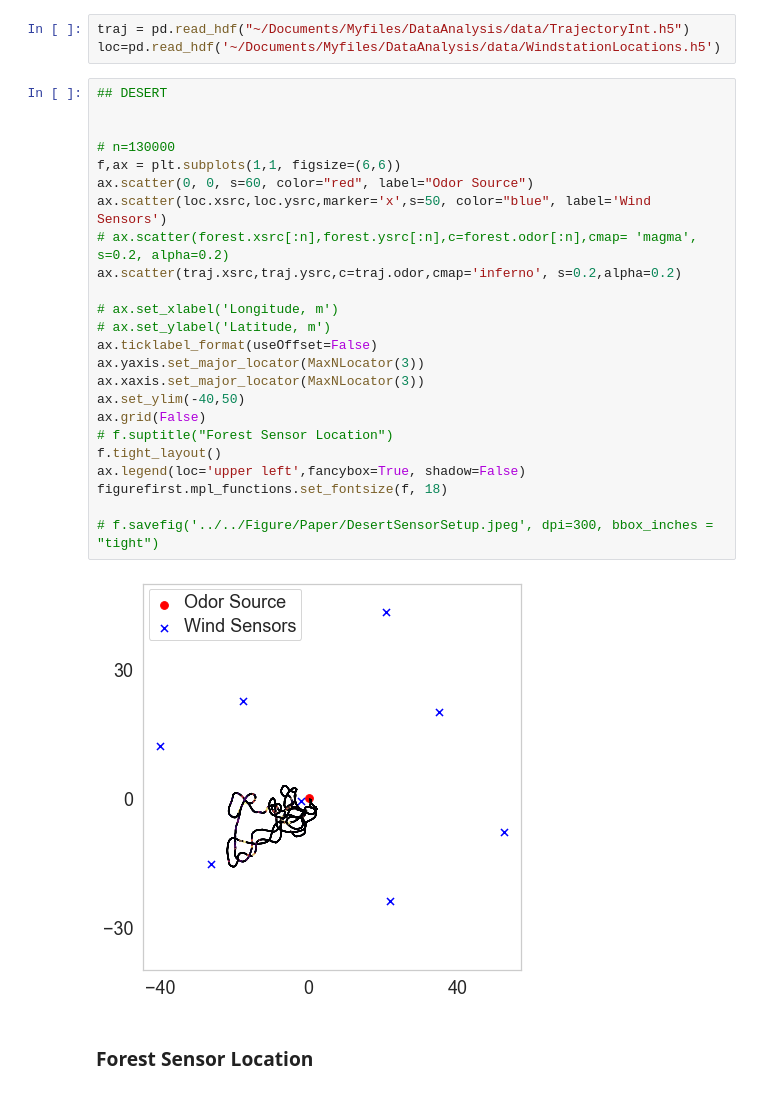
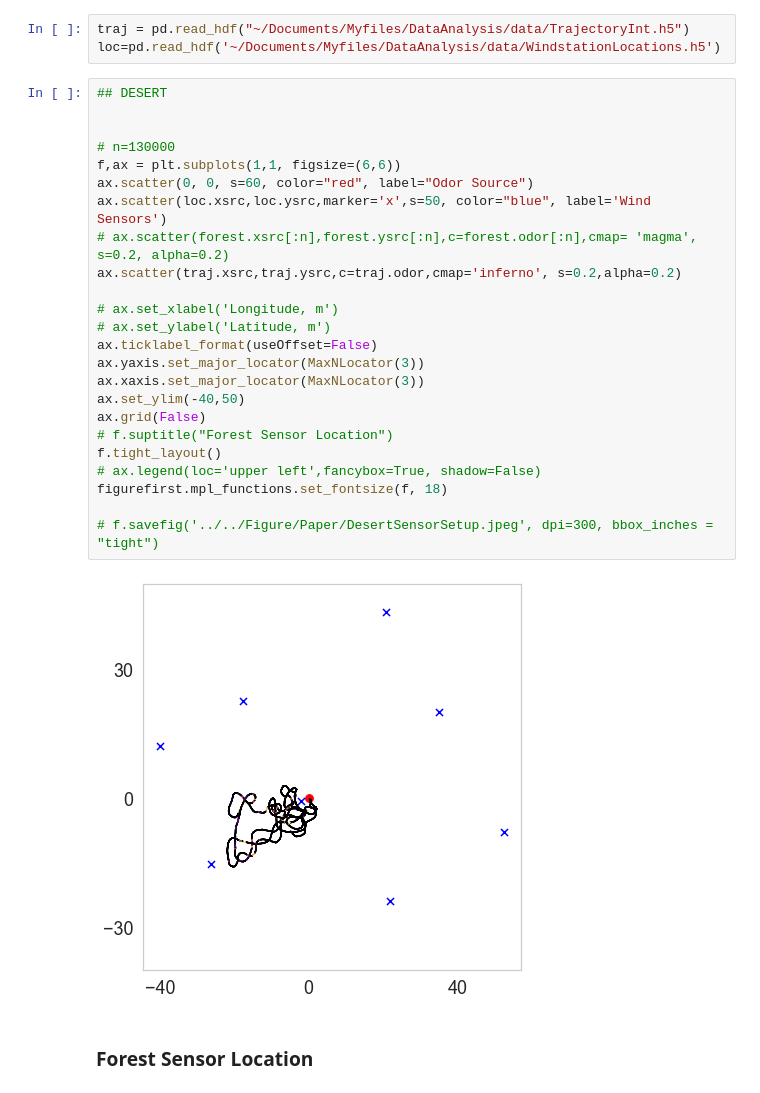
Before and after one commit to arunavanag591/odor_analysis, a Jupyter notebook: data_exploration/gpsAnalysis.ipynb, the cells around one changed output. Saved outputs shown, nothing was run; the diff lists cells and outputs as text.

Commit message:
figurefirst figures

```diff
--- a/data_exploration/gpsAnalysis.ipynb
+++ b/data_exploration/gpsAnalysis.ipynb
@@ -307,29 +304,29 @@ loc=pd.read_hdf('~/Documents/Myfiles/DataAnalysis/data/WindstationLocations.h5')
 # %%
 ## DESERT
 
 
 # n=130000
 f,ax = plt.subplots(1,1, figsize=(6,6))
 ax.scatter(0, 0, s=60, color="red", label="Odor Source")
 ax.scatter(loc.xsrc,loc.ysrc,marker='x',s=50, color="blue", label='Wind Sensors')
 # ax.scatter(forest.xsrc[:n],forest.ysrc[:n],c=forest.odor[:n],cmap= 'magma', s=0.2, alpha=0.2)
 ax.scatter(traj.xsrc,traj.ysrc,c=traj.odor,cmap='inferno', s=0.2,alpha=0.2)
 
 # ax.set_xlabel('Longitude, m')
 # ax.set_ylabel('Latitude, m')
 ax.ticklabel_format(useOffset=False)
 ax.yaxis.set_major_locator(MaxNLocator(3))
 ax.xaxis.set_major_locator(MaxNLocator(3))
 ax.set_ylim(-40,50)
 ax.grid(False)
 # f.suptitle("Forest Sensor Location")
 f.tight_layout()
-ax.legend(loc='upper left',fancybox=True, shadow=False)
+# ax.legend(loc='upper left',fancybox=True, shadow=False)
 figurefirst.mpl_functions.set_fontsize(f, 18)
 
 # f.savefig('../../Figure/Paper/DesertSensorSetup.jpeg', dpi=300, bbox_inches = "tight")
 # %% [output]
-[figure, old version]
+[figure, new version]
 # %% [markdown]
 ### Forest Sensor Location
 # %%
```
Also changed, not shown: parts of 10 cells of this notebook, 5 other files.
